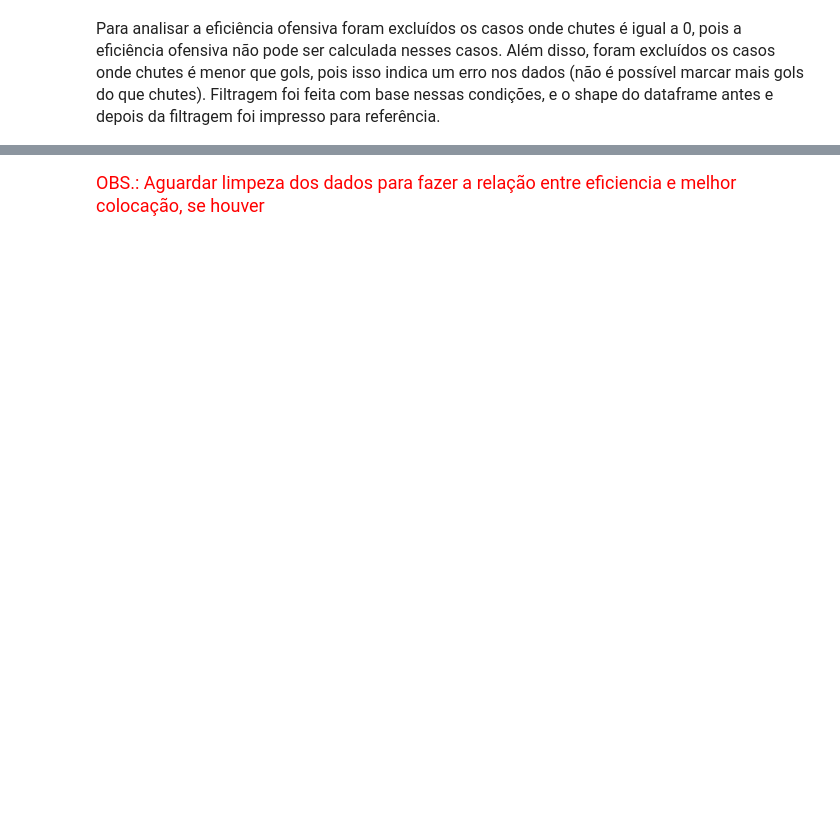
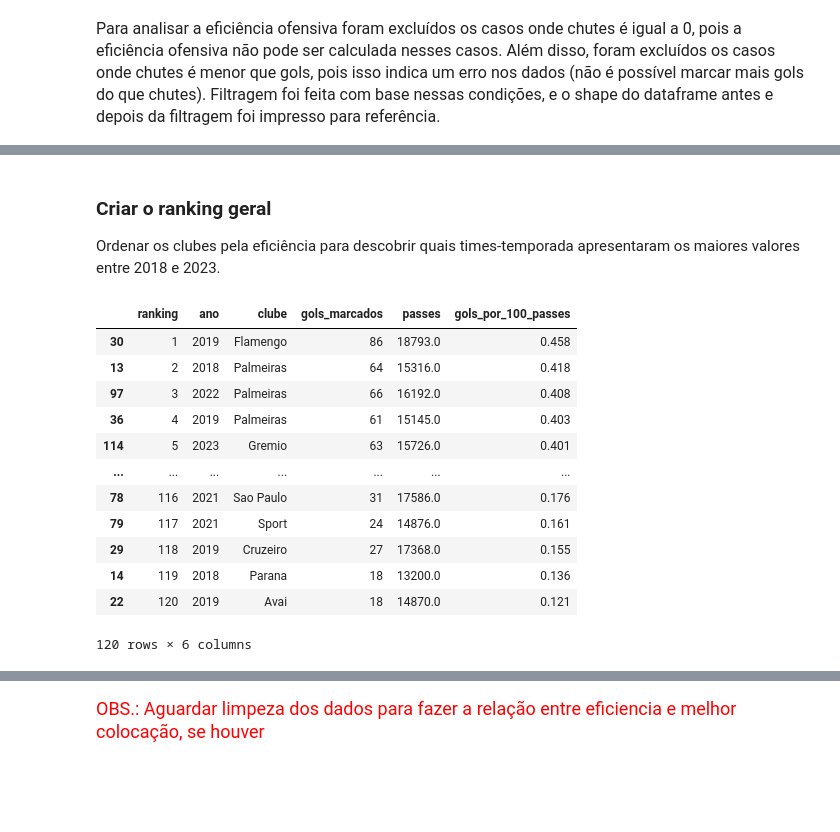
Before and after one commit to CharleneSantos/Caixaverso-FC5, a Jupyter notebook: notebooks/analises.ipynb, the cells around one changed output, grey strips where cells are left out. Drawn from its saved outputs; the diff is of its cells as text; code cells hidden in the pictures; blank space fills up the shorter version.

```diff
--- a/notebooks/analises.ipynb
+++ b/notebooks/analises.ipynb
@@ -918,0 +1052,11 @@ df_eficiencia
+# %%
+indicadores_2 = [
+    'ano',
+    'clube',
+    'mandante',
+    'visitante',
+    'mandante_Placar',
+    'visitante_Placar',
+    'passes'
+]
+df_gols = df[indicadores_2].copy()
@@ -918,0 +1175,40 @@ df_eficiencia
+# %% [markdown]
+### **Criar o ranking geral**
+
+Ordenar os clubes pela eficiência para descobrir quais times-temporada apresentaram os maiores valores entre 2018 e 2023.
+# %%
+# criando a coluna 'ranking' no Dataframe 'eificencia' usando a eficiência de cada time.
+
+eficiencia['ranking'] = (
+    eficiencia['gols_por_100_passes']
+    .rank(method='min', ascending=False)
+    .astype(int)
+)
+# Selecionando as colunas necessárias para visualizar o ranking geral de eficiência entre 2018 e 2023.
+
+ranking_eficiencia = eficiencia[
+    [
+        'ranking',
+        'ano',
+        'clube',
+        'gols_marcados',
+        'passes',
+        'gols_por_100_passes'
+    ]
+].sort_values('ranking')
+
+ranking_eficiencia
+# %% [output]
+|  | ranking | ano | clube | gols_marcados | passes | gols_por_100_passes |
+| 30 | 1 | 2019 | Flamengo | 86 | 18793.0 | 0.458 |
+| 13 | 2 | 2018 | Palmeiras | 64 | 15316.0 | 0.418 |
+| 97 | 3 | 2022 | Palmeiras | 66 | 16192.0 | 0.408 |
+| 36 | 4 | 2019 | Palmeiras | 61 | 15145.0 | 0.403 |
+| 114 | 5 | 2023 | Gremio | 63 | 15726.0 | 0.401 |
+| ... | ... | ... | ... | ... | ... | ... |
+| 78 | 116 | 2021 | Sao Paulo | 31 | 17586.0 | 0.176 |
+| 79 | 117 | 2021 | Sport | 24 | 14876.0 | 0.161 |
+| 29 | 118 | 2019 | Cruzeiro | 27 | 17368.0 | 0.155 |
+| 14 | 119 | 2018 | Parana | 18 | 13200.0 | 0.136 |
+| 22 | 120 | 2019 | Avai | 18 | 14870.0 | 0.121 |
+120 rows × 6 columns
```
Also changed, not shown: parts of 61 cells of this notebook.
